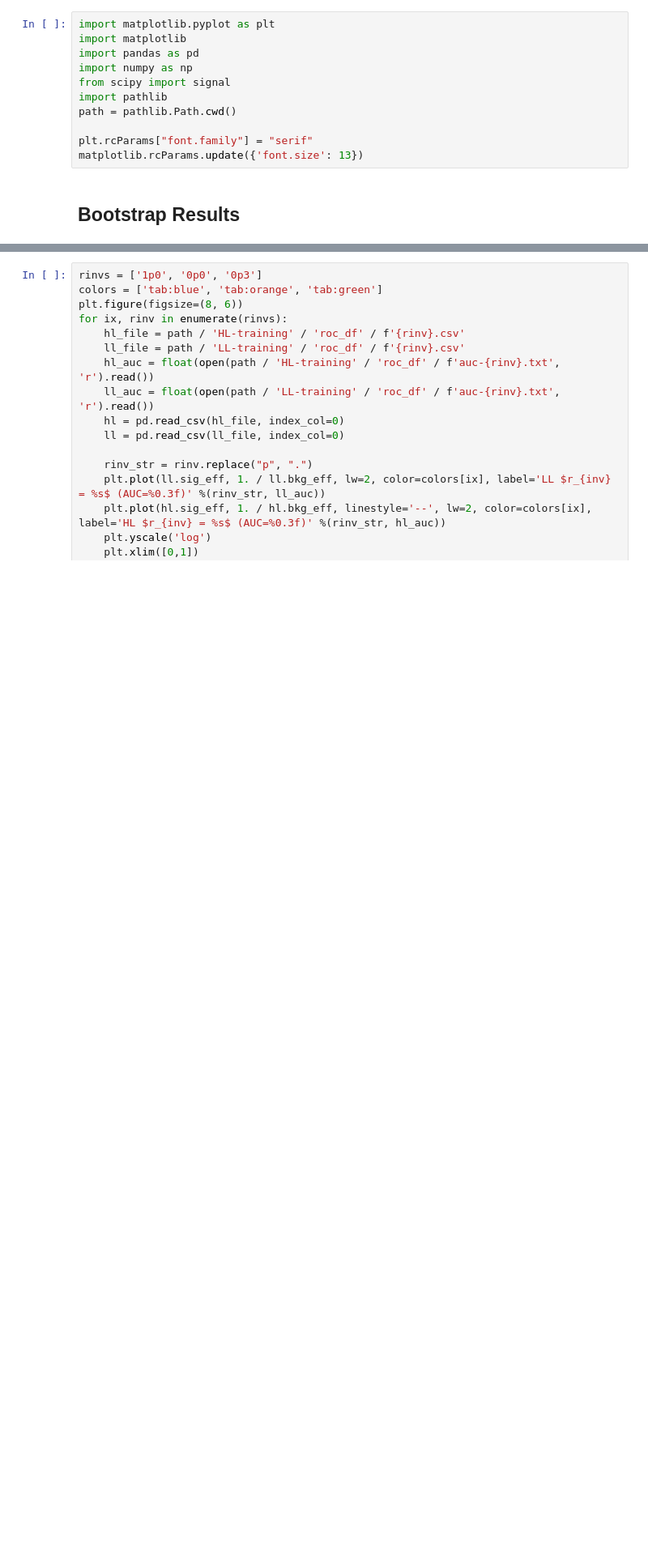
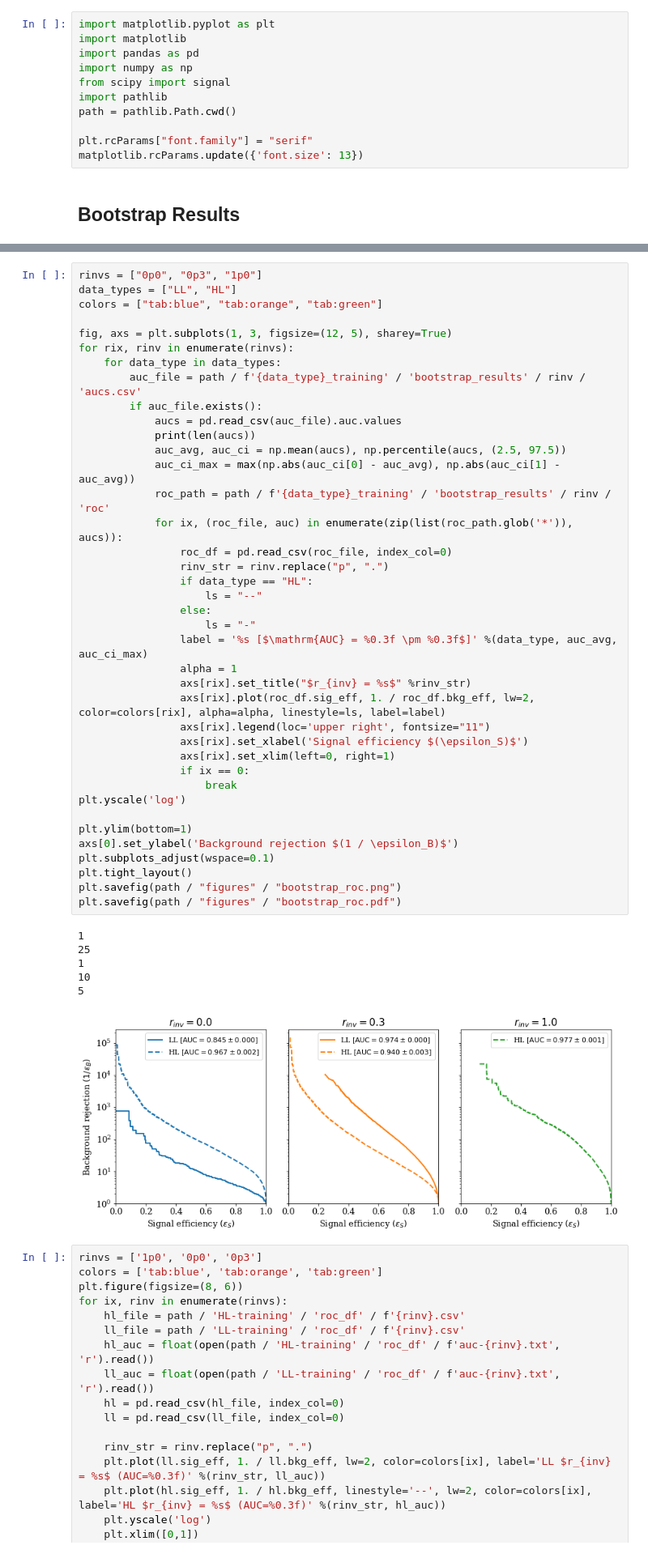
Before and after one commit to taylorFaucett/semi-visible-jets-ML, a Jupyter notebook: roc_df_plot.ipynb, the cells around one changed output, grey strips where cells are left out. Shown at 81% size. Saved outputs shown, nothing was run; the diff lists cells and outputs as text; blank space fills up the shorter version.

```diff
--- a/roc_df_plot.ipynb
+++ b/roc_df_plot.ipynb
@@ -57,3 +61,49 @@ plt.savefig(path / "figures" / "bootstrap_roc.pdf")
+# %%
+rinvs = ["0p0", "0p3", "1p0"]
+data_types = ["LL", "HL"]
+colors = ["tab:blue", "tab:orange", "tab:green"]
+
+fig, axs = plt.subplots(1, 3, figsize=(12, 5), sharey=True)
+for rix, rinv in enumerate(rinvs):
+    for data_type in data_types:
+        auc_file = path / f'{data_type}_training' / 'bootstrap_results' / rinv / 'aucs.csv'
+        if auc_file.exists():
+            aucs = pd.read_csv(auc_file).auc.values
+            print(len(aucs))
+            auc_avg, auc_ci = np.mean(aucs), np.percentile(aucs, (2.5, 97.5))
+            auc_ci_max = max(np.abs(auc_ci[0] - auc_avg), np.abs(auc_ci[1] - auc_avg))
+            roc_path = path / f'{data_type}_training' / 'bootstrap_results' / rinv / 'roc'
+            for ix, (roc_file, auc) in enumerate(zip(list(roc_path.glob('*')), aucs)):
+                roc_df = pd.read_csv(roc_file, index_col=0)
+                rinv_str = rinv.replace("p", ".")
+                if data_type == "HL":
+                    ls = "--"
+                else:
+                    ls = "-"
+                label = '%s [$\mathrm{AUC} = %0.3f \pm %0.3f$]' %(data_type, auc_avg, auc_ci_max)
+                alpha = 1
+                axs[rix].set_title("$r_{inv} = %s$" %rinv_str)
+                axs[rix].plot(roc_df.sig_eff, 1. / roc_df.bkg_eff, lw=2, color=colors[rix], alpha=alpha, linestyle=ls, label=label)
+                axs[rix].legend(loc='upper right', fontsize="11")
+                axs[rix].set_xlabel('Signal efficiency $(\epsilon_S)$')
+                axs[rix].set_xlim(left=0, right=1)
+                if ix == 0:
+                    break
+plt.yscale('log')
+
+plt.ylim(bottom=1)
+axs[0].set_ylabel('Background rejection $(1 / \epsilon_B)$')
+plt.subplots_adjust(wspace=0.1)
+plt.tight_layout()
+plt.savefig(path / "figures" / "bootstrap_roc.png")
+plt.savefig(path / "figures" / "bootstrap_roc.pdf")
+# %% [output]
+1
+25
+1
+10
+5
+[figure, added]
 # %%
 rinvs = ['1p0', '0p0', '0p3']
 colors = ['tab:blue', 'tab:orange', 'tab:green']
```
Also changed, not shown: parts of 2 cells of this notebook, 40 other files.
